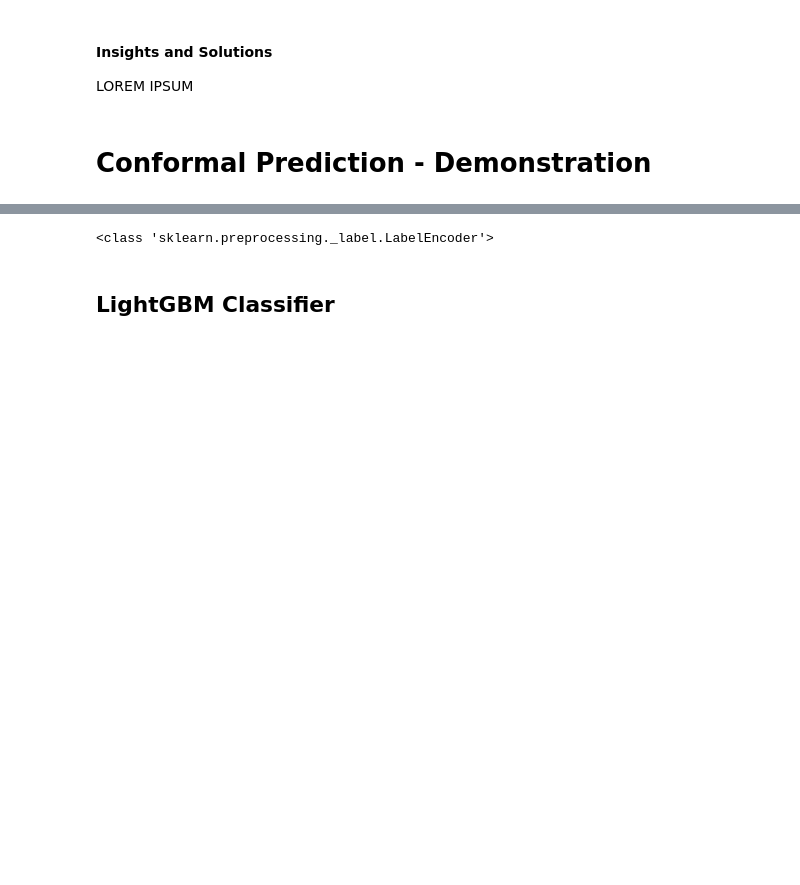
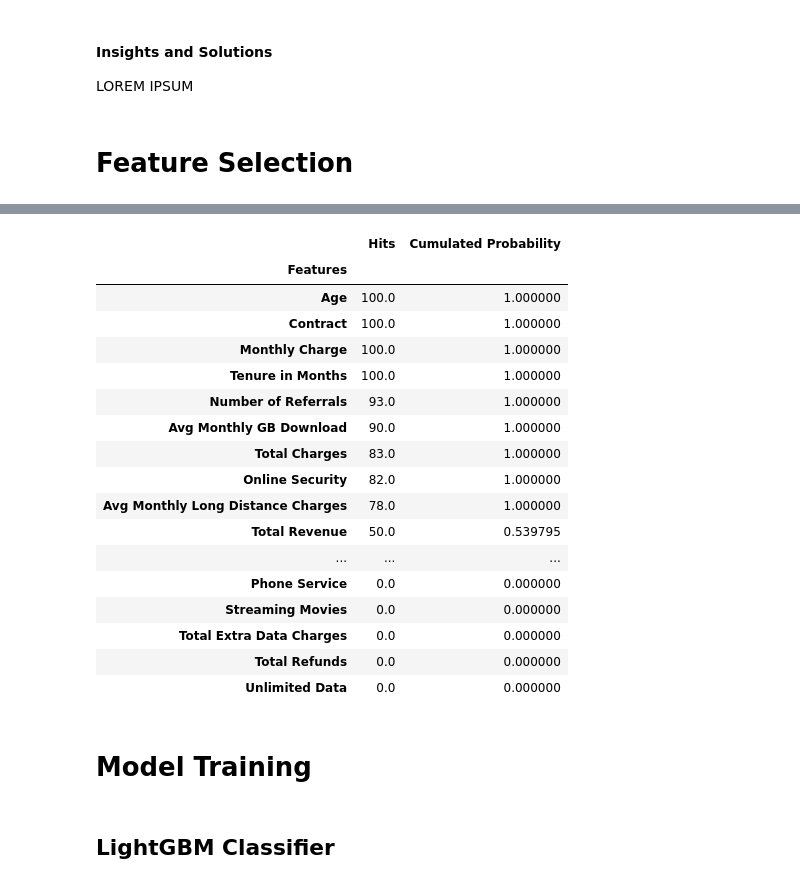
Before and after one commit to BreytMN/models-and-simulations, a Jupyter notebook: notebooks/machine_learning/classification/maven_churn_challenge/maven_churn_challenge.ipynb, the cells around one changed output, grey strips where cells are left out. Cells and saved outputs as stored; diff of their text form; code cells hidden in the pictures; blank space fills up the shorter version.

```diff
--- a/notebooks/machine_learning/classification/maven_churn_challenge/maven_churn_challenge.ipynb
+++ b/notebooks/machine_learning/classification/maven_churn_challenge/maven_churn_challenge.ipynb
@@ -303,5 +304,3 @@ dtype: int64
 #### Insights and Solutions
 
 LOREM IPSUM
-# %% [markdown]
-# Conformal Prediction - Demonstration
@@ -307,0 +312,6 @@ LOREM IPSUM
+# %% [markdown]
+# Feature Selection
+# %%
+feat_df = boruta(X, y, 100)
+feat_df
+# %% [output]
@@ -308,13 +320,31 @@ LOREM IPSUM
+|  | Hits | Cumulated Probability |
+| Features |  |  |
+| Age | 100.0 | 1.000000 |
+| Contract | 100.0 | 1.000000 |
+| Monthly Charge | 100.0 | 1.000000 |
+| Tenure in Months | 100.0 | 1.000000 |
+| Number of Referrals | 93.0 | 1.000000 |
+| Avg Monthly GB Download | 90.0 | 1.000000 |
+| Total Charges | 83.0 | 1.000000 |
+| Online Security | 82.0 | 1.000000 |
+| Avg Monthly Long Distance Charges | 78.0 | 1.000000 |
+| Total Revenue | 50.0 | 0.539795 |
+| ... | ... | ... |
+| Phone Service | 0.0 | 0.000000 |
+| Streaming Movies | 0.0 | 0.000000 |
+| Total Extra Data Charges | 0.0 | 0.000000 |
+| Total Refunds | 0.0 | 0.000000 |
+| Unlimited Data | 0.0 | 0.000000 |
 # %%
 # Data Split
-X = pd.concat([df_int, df_float, df_object.fillna('null').astype('category')], axis=1)
+X = pd.concat([df_int, df_float, df_object.fillna('null').astype('category')], axis=1)[feat_df[feat_df['Cumulated Probability'] > 0].index]
 y = df_churn['Customer Status']
 y, y_encoder = encoding_labels(y)
 
-X_train, X_calib, X_test, y_train, y_calib, y_test= train_calib_test_split(X, y)
+X_train, X_calib, X_test, y_train, y_calib, y_test = train_calib_test_split(X, y)
 report = model_report(X_test, y_test, y_encoder, 'classifier')
-# %% [output]
-<class 'sklearn.preprocessing._label.LabelEncoder'>
+# %% [markdown]
+# Model Training
 # %% [markdown]
 ## LightGBM Classifier
 # %% [markdown]
```
Also changed, not shown: parts of 7 cells of this notebook.
